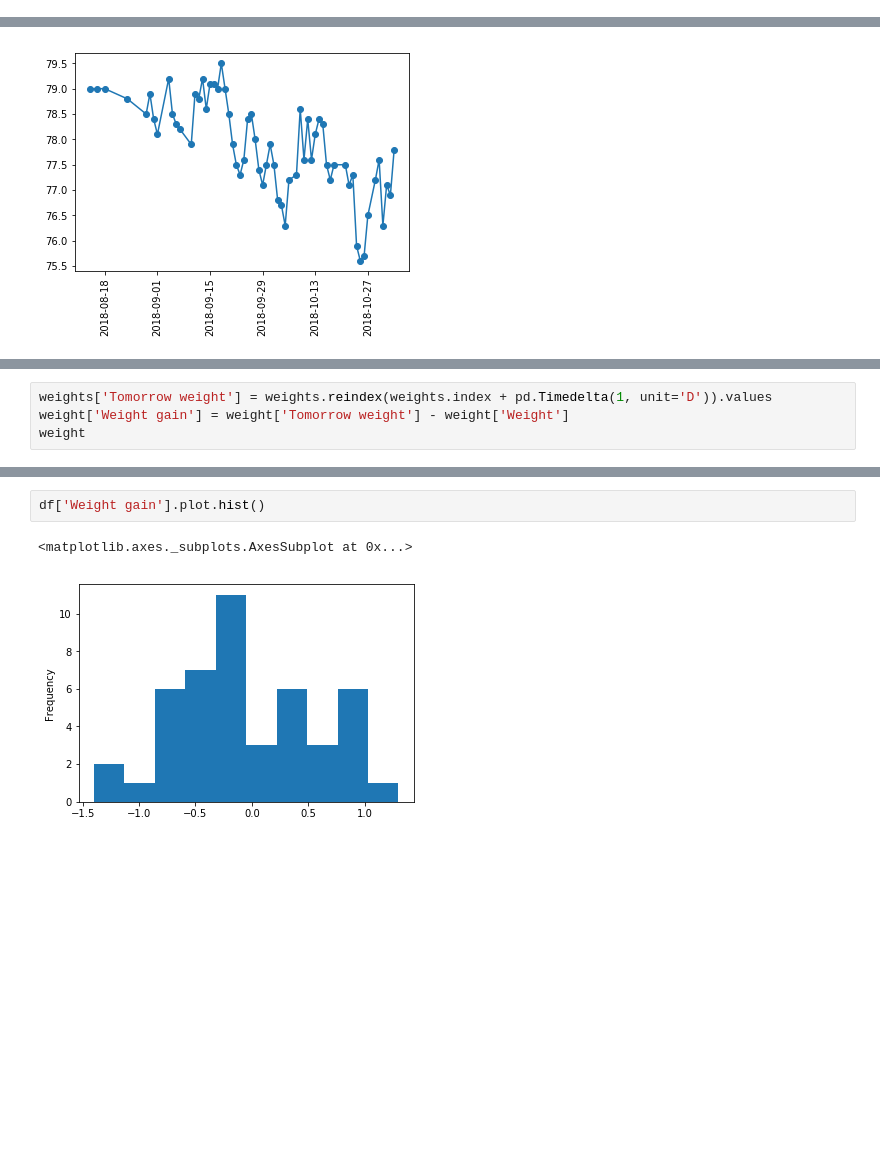
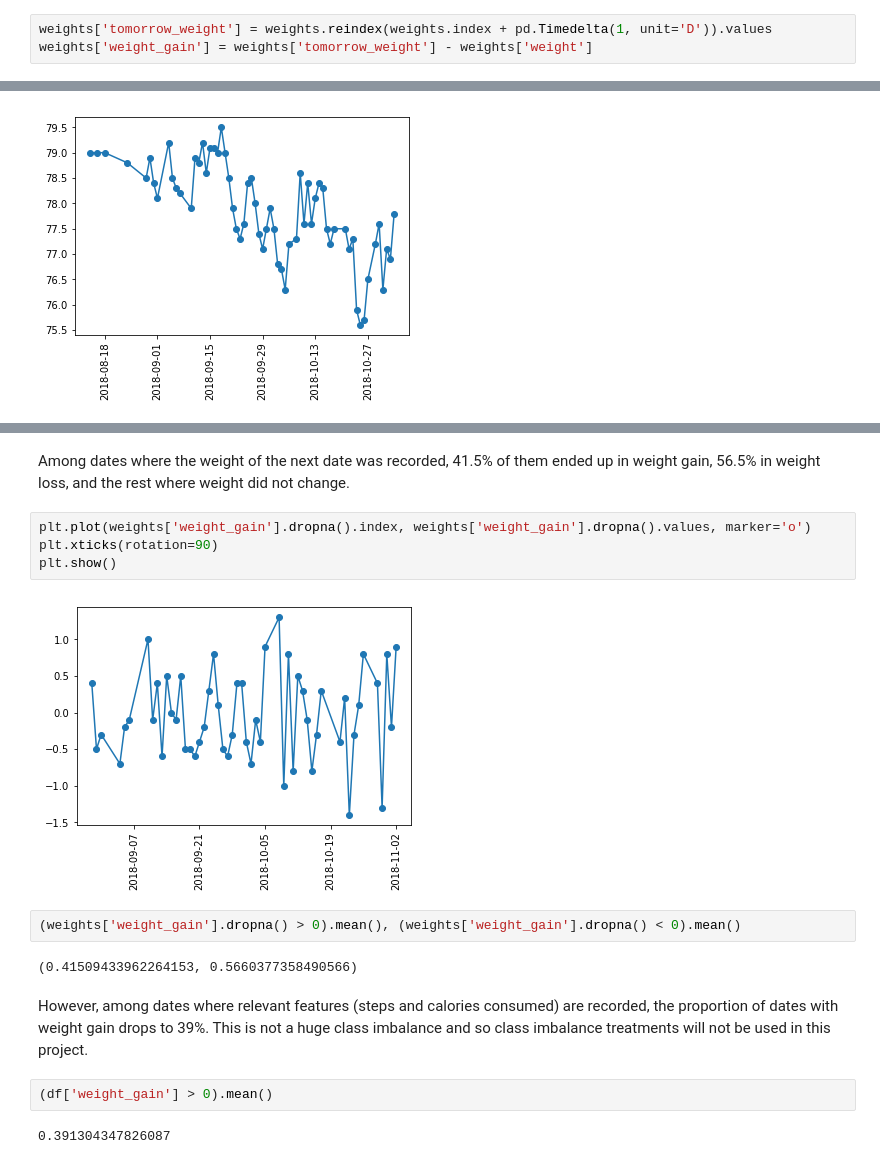
Before and after one commit to khanhnguyendata/logweight, a Jupyter notebook: logweight.ipynb, the cells around one changed output, grey strips where cells are left out. Cells and saved outputs as stored; diff of their text form; blank space fills up the shorter version.

```diff
--- a/logweight.ipynb
+++ b/logweight.ipynb
@@ -36,0 +40,3 @@ weights = pd.read_csv('weights.csv', parse_dates=['date'], index_col=0)
+# %%
+weights['tomorrow_weight'] = weights.reindex(weights.index + pd.Timedelta(1, unit='D')).values
+weights['weight_gain'] = weights['tomorrow_weight'] - weights['weight']
@@ -87,4 +62,0 @@ weights.reindex(weights.index + pd.Timedelta(1, unit='D'))
-# %%
-weights['Tomorrow weight'] = weights.reindex(weights.index + pd.Timedelta(1, unit='D')).values
-weight['Weight gain'] = weight['Tomorrow weight'] - weight['Weight']
-weight
@@ -103,5 +63,18 @@ df['Calories surplus'].plot.hist()
-# %%
-df['Weight gain'].plot.hist()
-# %% [output]
-<matplotlib.axes._subplots.AxesSubplot at 0x...>
-[figure, removed]
+# %% [markdown]
+Among dates where the weight of the next date was recorded, 41.5% of them ended up in weight gain, 56.5% in weight loss, and the rest where weight did not change.
+# %%
+plt.plot(weights['weight_gain'].dropna().index, weights['weight_gain'].dropna().values, marker='o')
+plt.xticks(rotation=90)
+plt.show()
+# %% [output]
+[figure, added]
+# %%
+(weights['weight_gain'].dropna() > 0).mean(), (weights['weight_gain'].dropna() < 0).mean()
+# %% [output]
+(0.41509433962264153, 0.5660377358490566)
+# %% [markdown]
+However, among dates where relevant features (steps and calories consumed) are recorded, the proportion of dates with weight gain drops to 39%. This is not a huge class imbalance and so class imbalance treatments will not be used in this project.
+# %%
+(df['weight_gain'] > 0).mean()
+# %% [output]
+0.391304347826087
```
Also changed, not shown: parts of 37 cells of this notebook.
